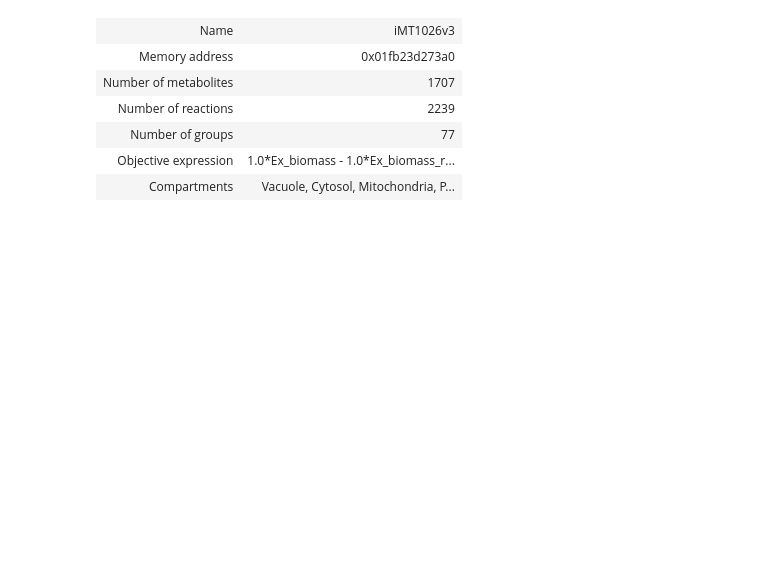
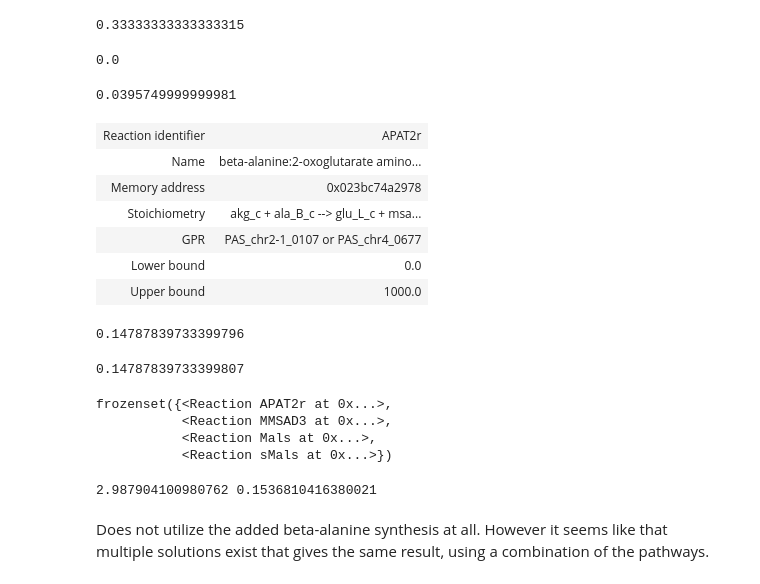
Before and after one commit to 27410/group-assignment-2021-group-8-malonic-acid-in-k-phaffii, a Jupyter notebook: models/Malonic_Acid_Production/Malonate_Engineering.ipynb, the cells around one changed output. Saved outputs shown, nothing was run; the diff lists cells and outputs as text; code cells hidden in the pictures; blank space fills up the shorter version.

```diff
--- a/models/Malonic_Acid_Production/Malonate_Engineering.ipynb
+++ b/models/Malonic_Acid_Production/Malonate_Engineering.ipynb
@@ -82,10 +147,70 @@ model.reactions.Mals
+# %%
+new_reaction2 = Reaction('sMals')
+new_reaction2.add_metabolites({model.metabolites.pyr_c: -1,
+                              model.metabolites.ala_B_c: -1,
+                              model.metabolites.ala_L_c: 1,
+                              model.metabolites.msa_c: 1,
+                             })
+model.add_reactions([new_reaction2])
+model.reactions.sMals.lower_bound = -1000
+# %%
+# If non-reversible (the reaction already incoded has no backwards flux from 3-oxopropanoate)
+model.reactions.sMals.lower_bound = 0
+# %%
+model.objective = model.reactions.EX_mln_c
+solution = model.optimize()
+print(solution.fluxes['EX_mln_c']/-solution.fluxes['Ex_meoh'])
+# %% [output]
+0.33333333333333315
+# %%
+solution.fluxes['Ex_biomass']
+# %% [output]
+0.0
+# %%
+with model:
+    model.objective = model.reactions.Ex_biomass
+    specified_growth_rate = 0.9*model.optimize().objective_value
+
+
+    constrained_growth = model.problem.Constraint(
+        model.reactions.get_by_id('Ex_biomass').flux_expression,
+        lb=specified_growth_rate,
+        ub=specified_growth_rate)
+    model.add_cons_vars(constrained_growth)
+
+    model.objective = model.reactions.EX_mln_c
+    solution = model.optimize()
+    print(solution.fluxes['EX_mln_c']/-solution.fluxes['Ex_meoh'])
+# %% [output]
+0.0395749999999981
 # %%
-model
+model.reactions.APAT2r
 # %% [output]
-| Name | iMT1026v3 |
-| Memory address | 0x01fb23d273a0 |
-| Number of metabolites | 1707 |
-| Number of reactions | 2239 |
-| Number of groups | 77 |
-| Objective expression | 1.0*Ex_biomass - 1.0*Ex_biomass_r... |
-| Compartments | Vacuole, Cytosol, Mitochondria, P... |
+| Reaction identifier | APAT2r |
+| Name | beta-alanine:2-oxoglutarate amino... |
+| Memory address | 0x023bc74a2978 |
+| Stoichiometry | akg_c + ala_B_c --> glu_L_c + msa... |
+| GPR | PAS_chr2-1_0107 or PAS_chr4_0677 |
+| Lower bound | 0.0 |
+| Upper bound | 1000.0 |
+# %%
+solution.fluxes['Ex_biomass']
+# %% [output]
+0.14787839733399796
+# %%
+specified_growth_rate
+# %% [output]
+0.14787839733399807
+# %%
+model.metabolites.query('msa_c')[0].reactions
+# %% [output]
+frozenset({<Reaction APAT2r at 0x...>,
+           <Reaction MMSAD3 at 0x...>,
+           <Reaction Mals at 0x...>,
+           <Reaction sMals at 0x...>})
+# %%
+print(solution.fluxes['APAT2r'],solution.fluxes['sMals'])
+# %% [output]
+2.987904100980762 0.1536810416380021
+# %% [markdown]
+Does not utilize the added beta-alanine synthesis at all. However it seems like that multiple solutions exist that gives the same result, using a combination of the pathways.
```
Also changed, not shown: parts of 69 cells of this notebook.
